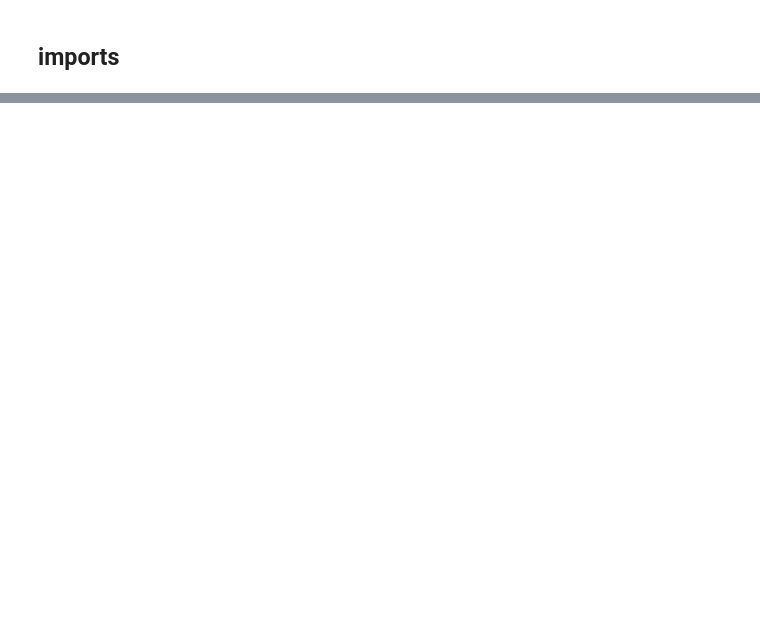
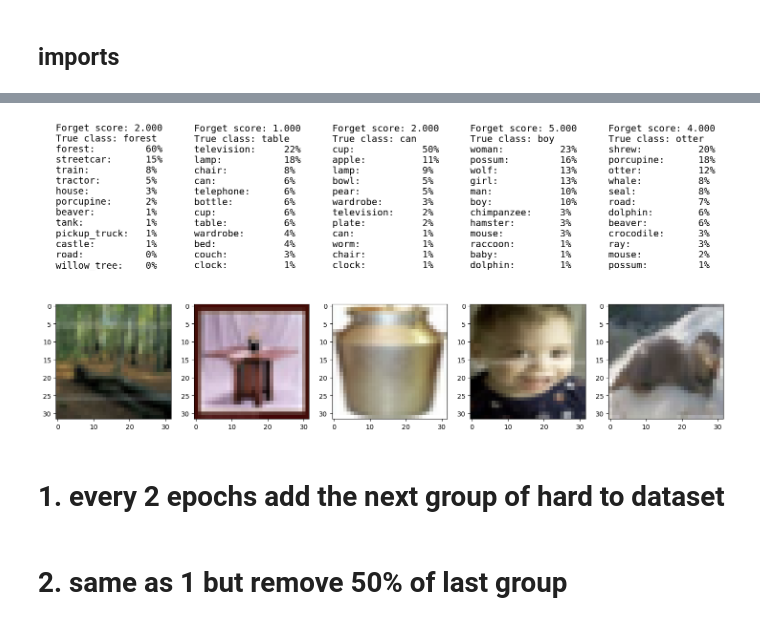
Before and after one commit to bezalelc/Data-pruning, a Jupyter notebook: code/src/research/forgetting_resnet18_cifar10.ipynb, the cells around one changed output, grey strips where cells are left out. Drawn from its saved outputs; the diff is of its cells as text; code cells hidden in the pictures; blank space fills up the shorter version.

```diff
--- a/code/src/research/forgetting_resnet18_cifar10.ipynb
+++ b/code/src/research/forgetting_resnet18_cifar10.ipynb
@@ -110,4 +92,7 @@ plt.show()
 # %%
-data_train_raw = torchvision.datasets.CIFAR10(os.path.abspath(r'../../../datasets'), train=True)
-plot_prune_example(data_train_raw, change_counter, hardest=True, random=False, prune_method_name='Forgetting')
-plot_prune_example(data_train_raw, change_counter, hardest=False, random=False, prune_method_name='Forgetting')
+model_manager.model.to(ModelManager.DEVICE)
+scores, _, _, _ = model_manager.run_epoch(loader_train_ordered, mode=Mode.TEST)
+model_manager.model.cpu()
+scores=scores.cpu()
+# plot_prune_example(data_train_raw, change_counter, hardest=True, random=False, prune_method_name='Forgetting')
+# plot_prune_example(data_train_raw, change_counter, hardest=False, random=False, prune_method_name='Forgetting')
@@ -145,0 +99,4 @@ plot_prune_example(data_train_raw, change_counter, hardest=False, random=False,
+# %%
+plot_img_and_top(dataset_train_raw, (.0, 1.), change_counter, functional.softmax(scores, dim=1), score_name='Forget')
+# %% [output]
+[figure, added]
@@ -145,0 +107,2 @@ plot_prune_example(data_train_raw, change_counter, hardest=False, random=False,
+# %% [markdown]
+# 1. every 2 epochs add the next group of hard to dataset
@@ -145,0 +124,2 @@ plot_prune_example(data_train_raw, change_counter, hardest=False, random=False,
+# %% [markdown]
+# 2. same as 1 but remove 50% of last group
```
Also changed, not shown: parts of 17 cells of this notebook, 8 other files.
